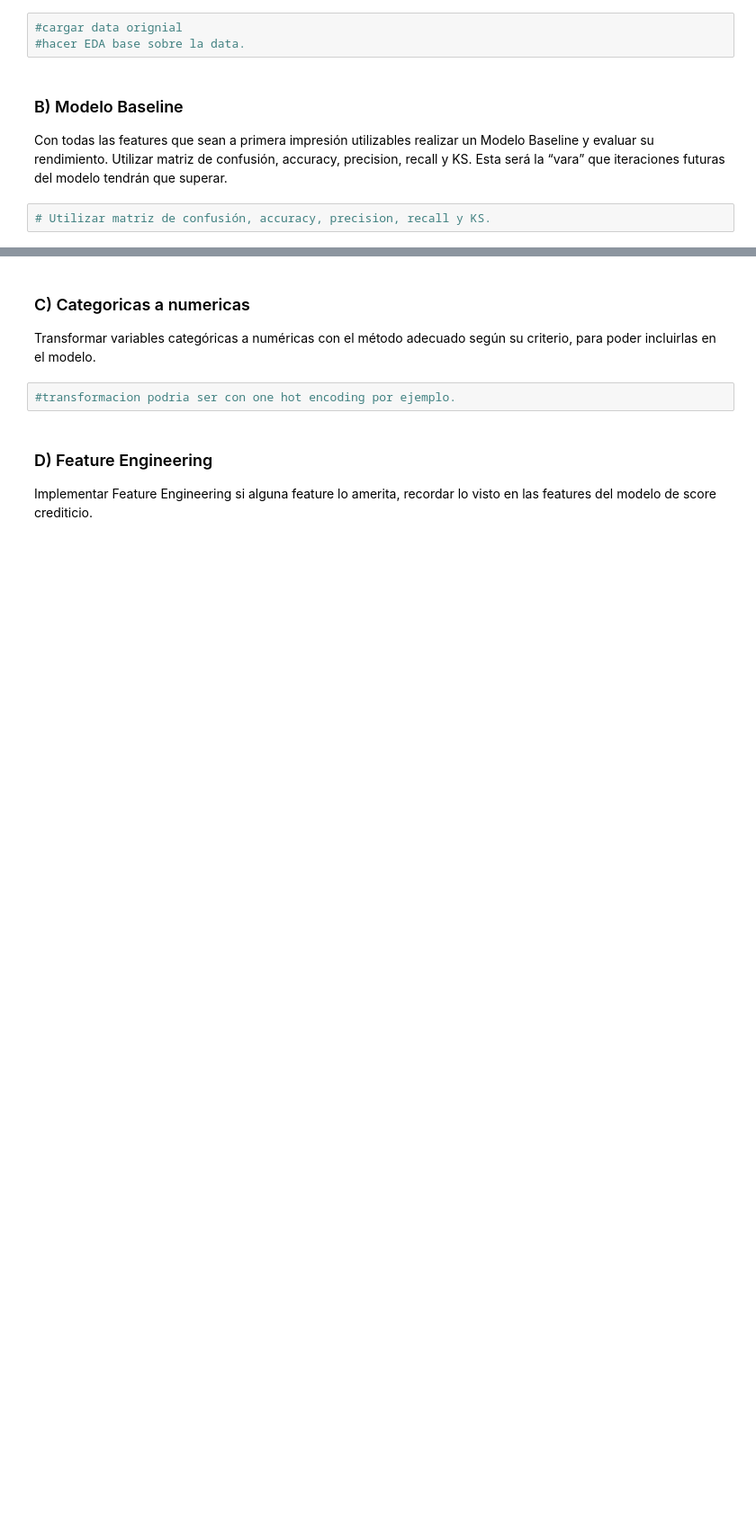
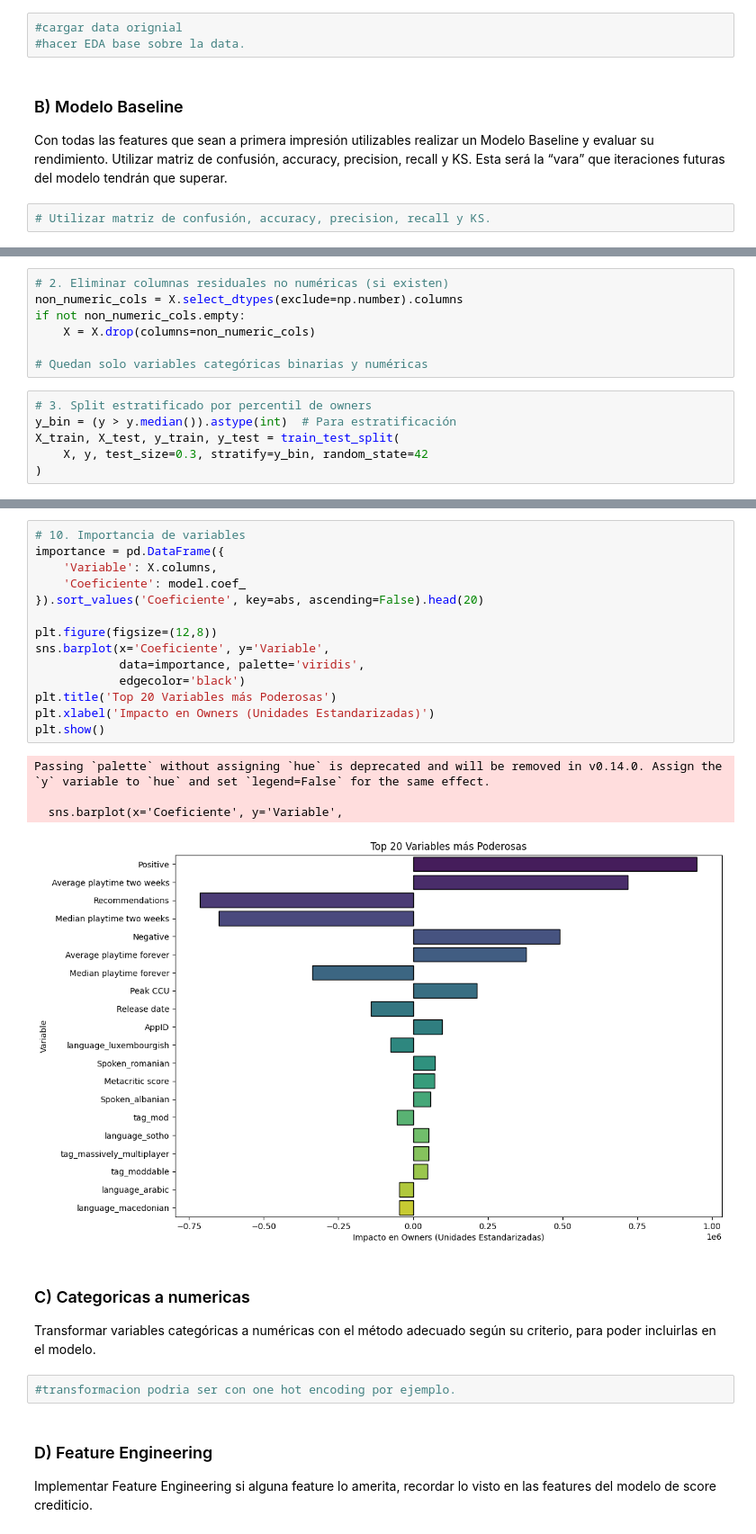
Before and after one commit to Clon5676/ProyectoDataScience, a Jupyter notebook: Modelo/model_Baseline.ipynb, the cells around one changed output, grey strips where cells are left out. Shown at 90% size. Saved outputs shown, nothing was run; the diff lists cells and outputs as text; blank space fills up the shorter version.

```diff
--- a/Modelo/model_Baseline.ipynb
+++ b/Modelo/model_Baseline.ipynb
@@ -20,0 +57,13 @@ tendrán que superar.
+# %%
+# 2. Eliminar columnas residuales no numéricas (si existen)
+non_numeric_cols = X.select_dtypes(exclude=np.number).columns
+if not non_numeric_cols.empty:
+    X = X.drop(columns=non_numeric_cols)
+
+# Quedan solo variables categóricas binarias y numéricas
+# %%
+# 3. Split estratificado por percentil de owners
+y_bin = (y > y.median()).astype(int)  # Para estratificación
+X_train, X_test, y_train, y_test = train_test_split(
+    X, y, test_size=0.3, stratify=y_bin, random_state=42
+)
@@ -21,3 +138,22 @@ tendrán que superar.
+# %%
+# 10. Importancia de variables
+importance = pd.DataFrame({
+    'Variable': X.columns,
+    'Coeficiente': model.coef_
+}).sort_values('Coeficiente', key=abs, ascending=False).head(20)
+
+plt.figure(figsize=(12,8))
+sns.barplot(x='Coeficiente', y='Variable',
+            data=importance, palette='viridis',
+            edgecolor='black')
+plt.title('Top 20 Variables más Poderosas')
+plt.xlabel('Impacto en Owners (Unidades Estandarizadas)')
+plt.show()
+# %% [output]
+Passing `palette` without assigning `hue` is deprecated and will be removed in v0.14.0. Assign the `y` variable to `hue` and set `legend=False` for the same effect.
+
+  sns.barplot(x='Coeficiente', y='Variable',
+[figure, added]
 # %% [markdown]
 ### C) Categoricas a numericas
 Transformar variables categóricas a numéricas con el método adecuado según su
```
Also changed, not shown: parts of 10 cells of this notebook, 1 other file.
